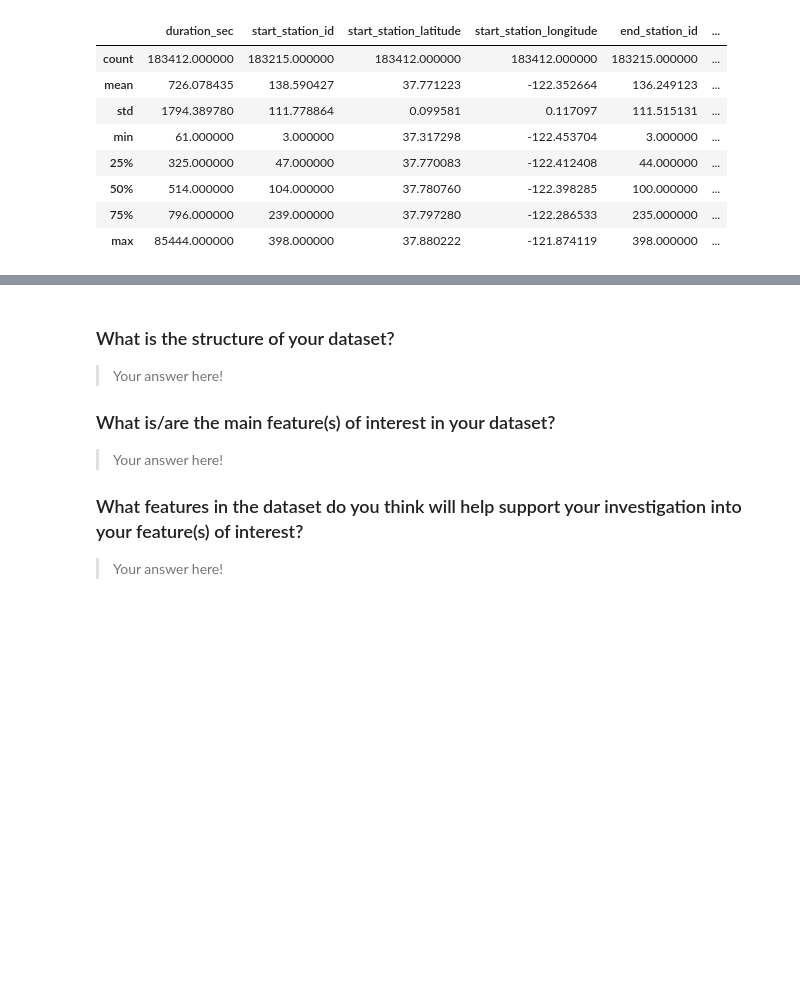
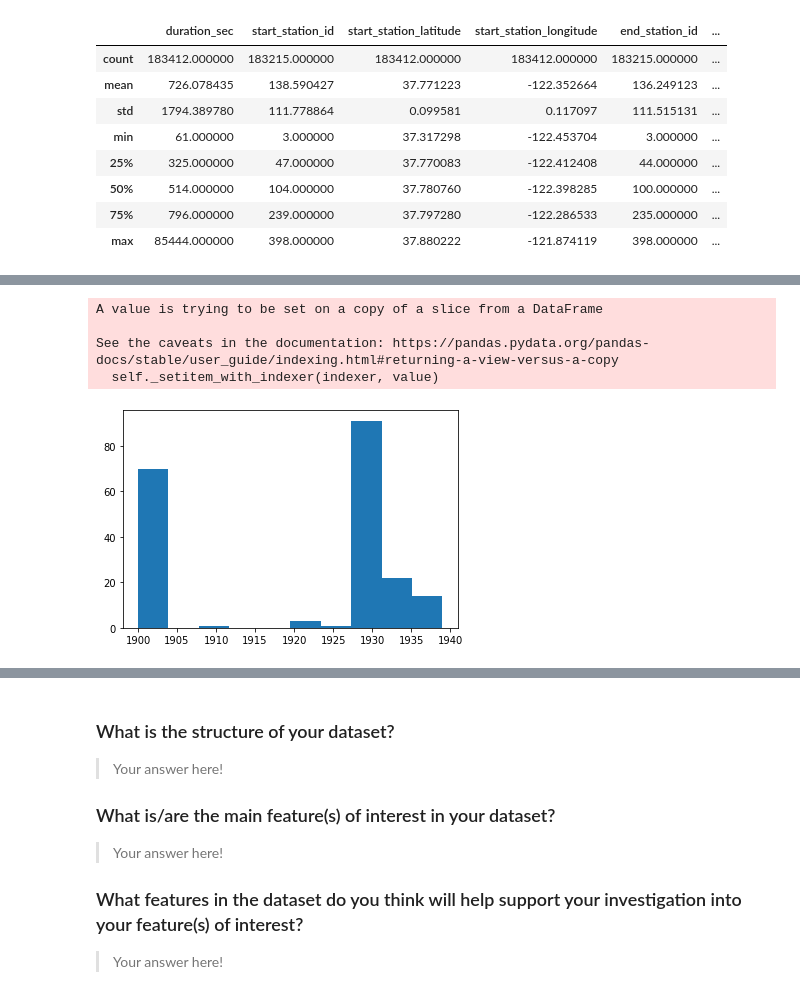
Before and after one commit to ChrisShuttle/Udacity_DAND_Project5_Visuals, a Jupyter notebook: Project Template/exploration_template.ipynb, the cells around one changed output, grey strips where cells are left out. Drawn from its saved outputs; the diff is of its cells as text; code cells hidden in the pictures; blank space fills up the shorter version.

```diff
--- a/Project Template/exploration_template.ipynb
+++ b/Project Template/exploration_template.ipynb
@@ -91,0 +222,10 @@ Issue: min member_birth_year = 1878 - check values
+# %%
+## Issue: min member_birth_year = 1878 - check values
+
+df_bike.loc[df_bike.member_birth_year == df_bike.member_birth_year.min()]
+
+#This is certainly an error. I will update the dataframe to set the birthyear to 1978, which is much more likely.
+df_bike['member_birth_year'] = df_bike['member_birth_year'].mask(df_bike['member_birth_year'].dt.year < 1900,
+                             df_bike['member_birth_year'] + pd.offsets.DateOffset(years=100))
+
+df_bike.loc[df_bike.member_birth_year == df_bike.member_birth_year.min()]
@@ -91,0 +250,17 @@ Issue: min member_birth_year = 1878 - check values
+# %%
+#plt.hist(data=df_bike, x='member_birth_year', bins=20);
+
+## There is another spike around 1900. These birthdays were probably put in wrong. The users may not have wanted to give the birthday or they
+## meant to select 2000.
+
+plt.hist (data=df_bike.query('member_birth_year < 1940'), x='member_birth_year');
+
+## I will set birthdays below 1920 to Null values. As they are most likely wrongly input. Not sure how many 100 year old are still cycling in San Francisco!
+
+df_bike['member_birth_year'].loc[df_bike['member_birth_year'].dt.year <= 1920] = np.nan
+# %% [output]
+A value is trying to be set on a copy of a slice from a DataFrame
+
+See the caveats in the documentation: https://pandas.pydata.org/pandas-docs/stable/user_guide/indexing.html#returning-a-view-versus-a-copy
+  self._setitem_with_indexer(indexer, value)
+[figure, added]
```
Also changed, not shown: parts of 22 cells of this notebook, 1 other file.
